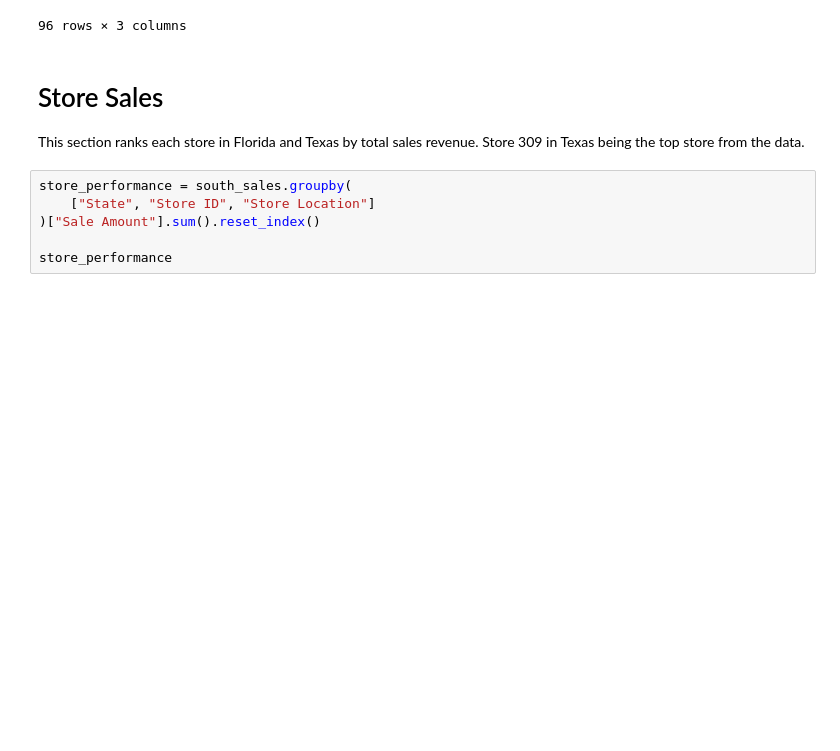
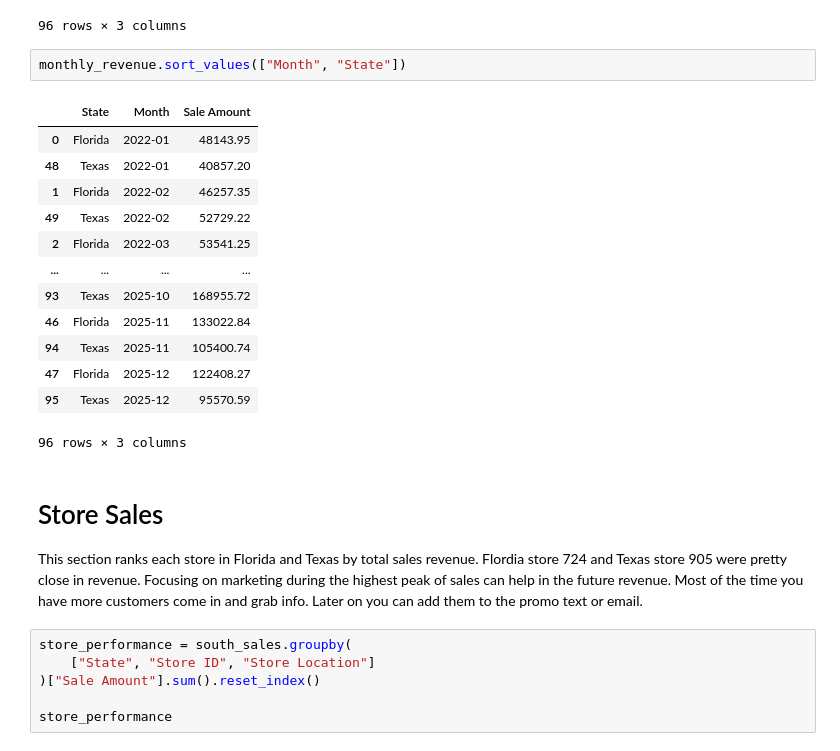
Before and after one commit to lalberto01/Capstone_2, a Jupyter notebook: Alberto_sales_analysis.ipynb, the cells around one changed output. Cells and saved outputs as stored; diff of their text form; blank space fills up the shorter version.

```diff
--- a/Alberto_sales_analysis.ipynb
+++ b/Alberto_sales_analysis.ipynb
@@ -214,11 +214,26 @@ monthly_revenue
 | 94 | Texas | 2025-11 | 105400.74 |
 | 95 | Texas | 2025-12 | 95570.59 |
 96 rows × 3 columns
+# %%
+monthly_revenue.sort_values(["Month", "State"])
+# %% [output]
+|  | State | Month | Sale Amount |
+| 0 | Florida | 2022-01 | 48143.95 |
+| 48 | Texas | 2022-01 | 40857.20 |
+| 1 | Florida | 2022-02 | 46257.35 |
+| 49 | Texas | 2022-02 | 52729.22 |
+| 2 | Florida | 2022-03 | 53541.25 |
+| ... | ... | ... | ... |
+| 93 | Texas | 2025-10 | 168955.72 |
+| 46 | Florida | 2025-11 | 133022.84 |
+| 94 | Texas | 2025-11 | 105400.74 |
+| 47 | Florida | 2025-12 | 122408.27 |
+| 95 | Texas | 2025-12 | 95570.59 |
+96 rows × 3 columns
 # %% [markdown]
 # Store Sales
 
-This section ranks each store in Florida and Texas by total sales revenue.
-Store 309 in Texas being the top store from the data.
+This section ranks each store in Florida and Texas by total sales revenue. Flordia store 724 and Texas store 905 were pretty close in revenue. Focusing on marketing during the highest peak of sales can help in the future revenue. Most of the time you have more customers come in and grab info. Later on you can add them to the promo text or email.
 # %%
 store_performance = south_sales.groupby(
     ["State", "Store ID", "Store Location"]
```
Also changed, not shown: parts of 5 cells of this notebook.
